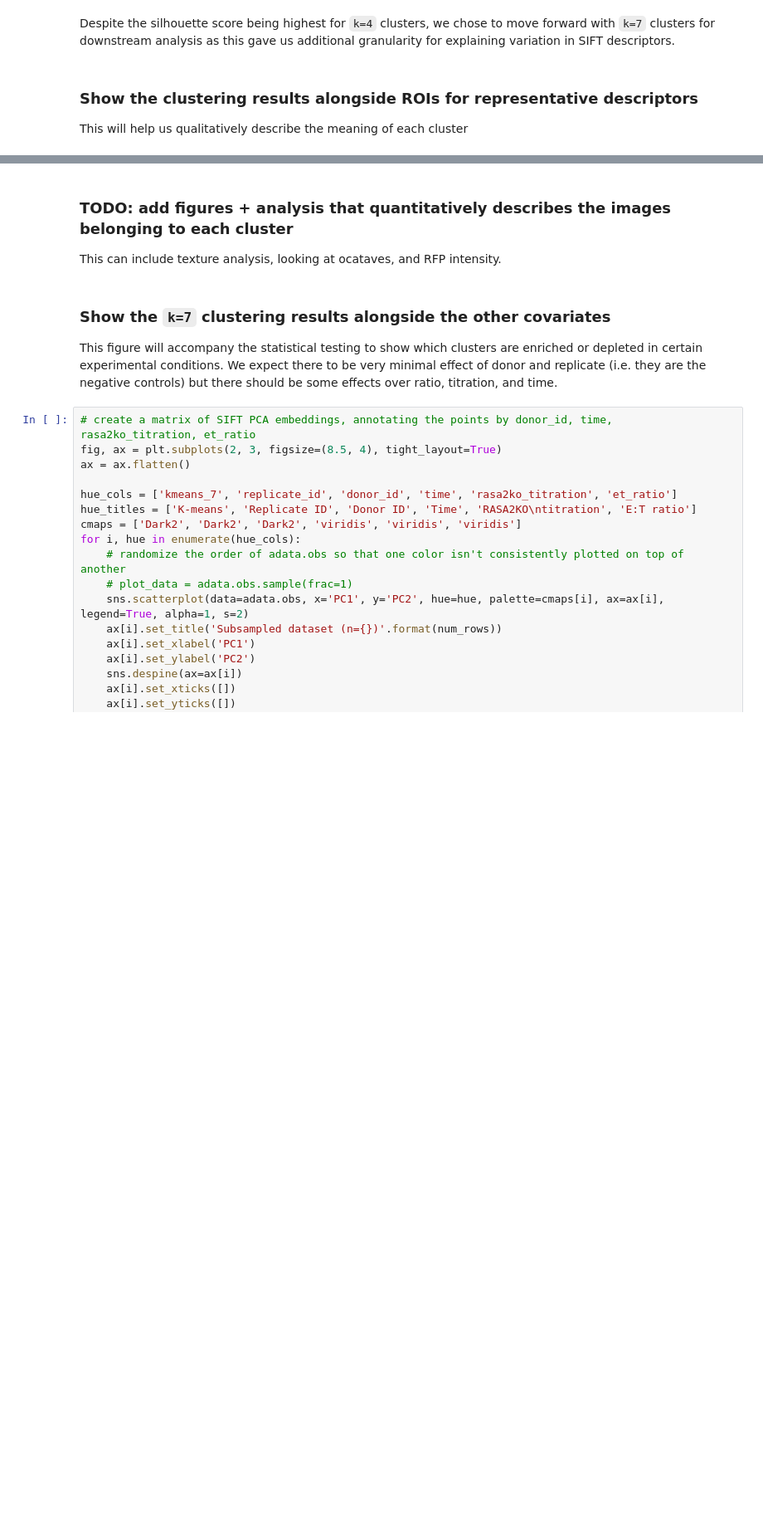
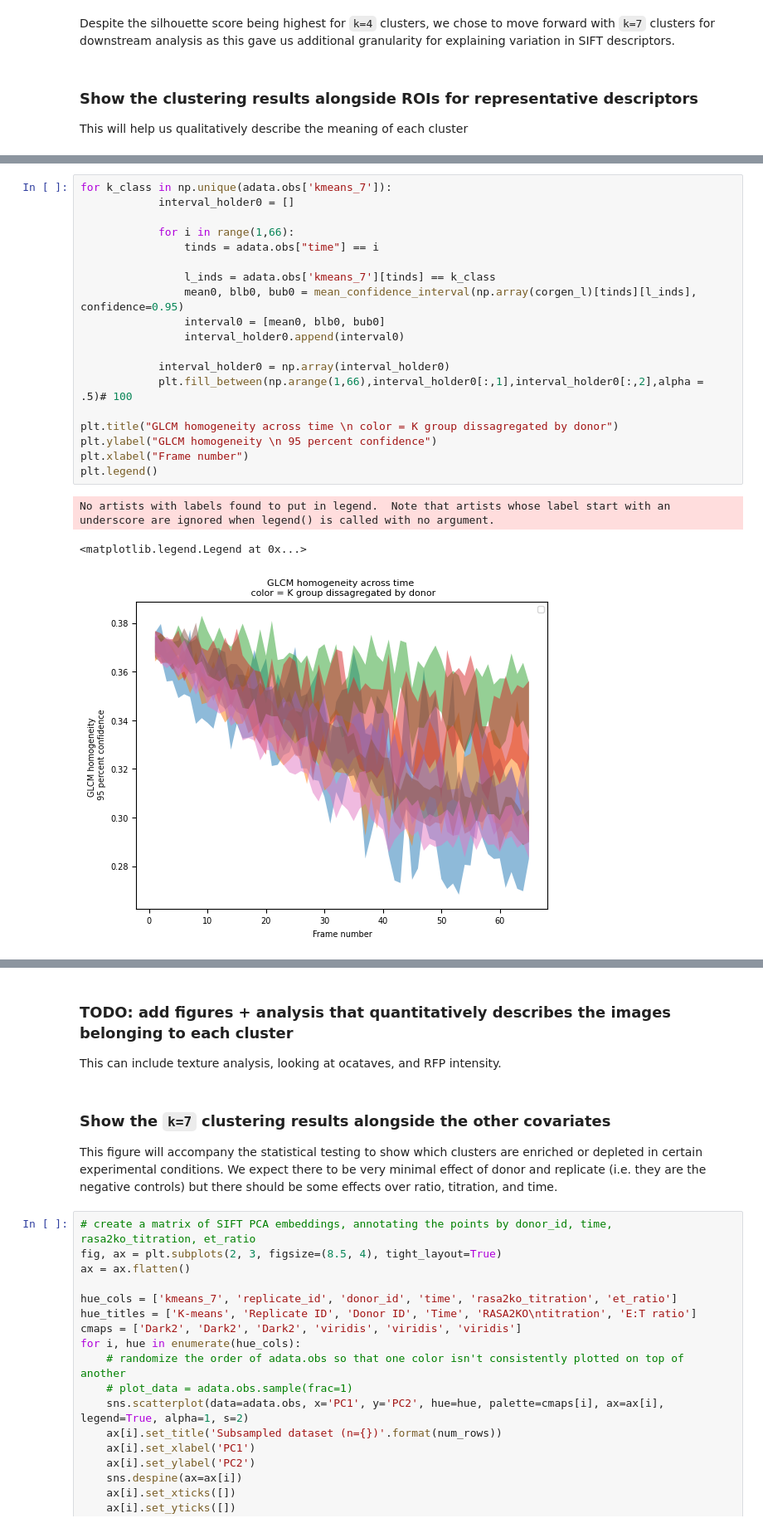
Before and after one commit to bee-hive/sflcba, a Jupyter notebook: analyze_sift_embedding.ipynb, the cells around one changed output, grey strips where cells are left out. Shown at 83% size. Cells and saved outputs as stored; diff of their text form; blank space fills up the shorter version.

```diff
--- a/analyze_sift_embedding.ipynb
+++ b/analyze_sift_embedding.ipynb
@@ -196,0 +264,23 @@ plot_descriptor_roi(adata.obs.iloc[0], ax, offset=15)
+# %%
+for k_class in np.unique(adata.obs['kmeans_7']):
+            interval_holder0 = []
+
+            for i in range(1,66):
+                tinds = adata.obs["time"] == i
+
+                l_inds = adata.obs['kmeans_7'][tinds] == k_class
+                mean0, blb0, bub0 = mean_confidence_interval(np.array(corgen_l)[tinds][l_inds], confidence=0.95)
+                interval0 = [mean0, blb0, bub0]
+                interval_holder0.append(interval0)
+
+            interval_holder0 = np.array(interval_holder0)
+            plt.fill_between(np.arange(1,66),interval_holder0[:,1],interval_holder0[:,2],alpha = .5)# 100
+
+plt.title("GLCM homogeneity across time \n color = K group dissagregated by donor")
+plt.ylabel("GLCM homogeneity \n 95 percent confidence")
+plt.xlabel("Frame number")
+plt.legend()
+# %% [output]
+No artists with labels found to put in legend.  Note that artists whose label start with an underscore are ignored when legend() is called with no argument.
+<matplotlib.legend.Legend at 0x...>
+[figure, added]
```
Also changed, not shown: parts of 10 cells of this notebook.
